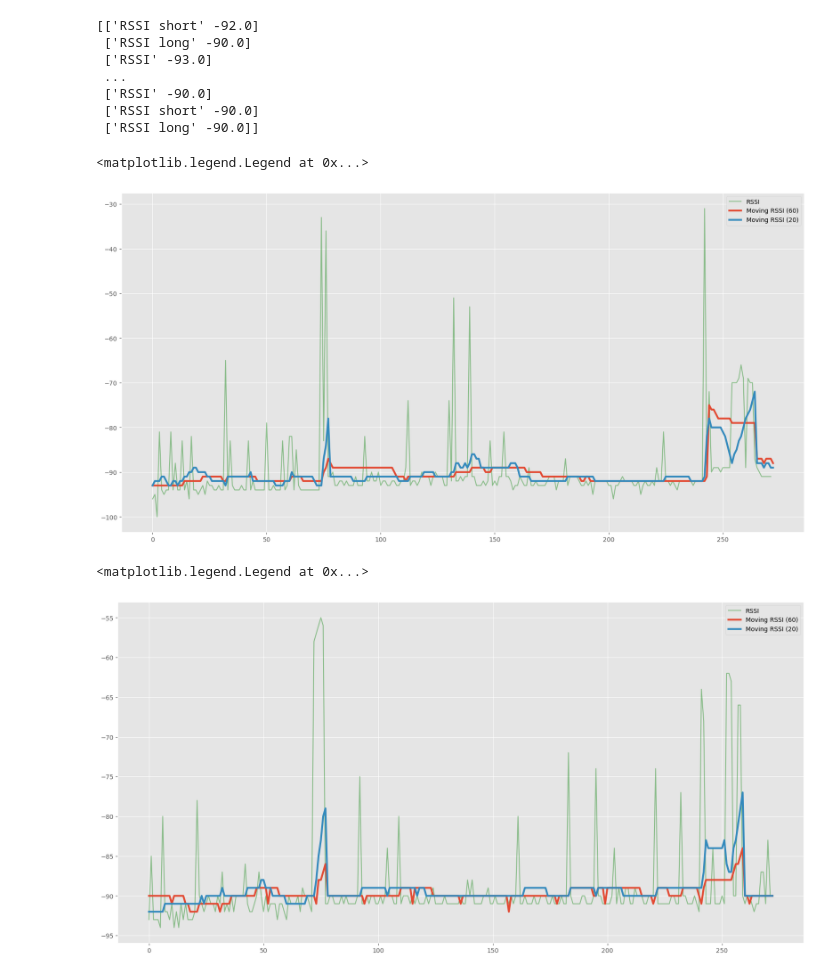
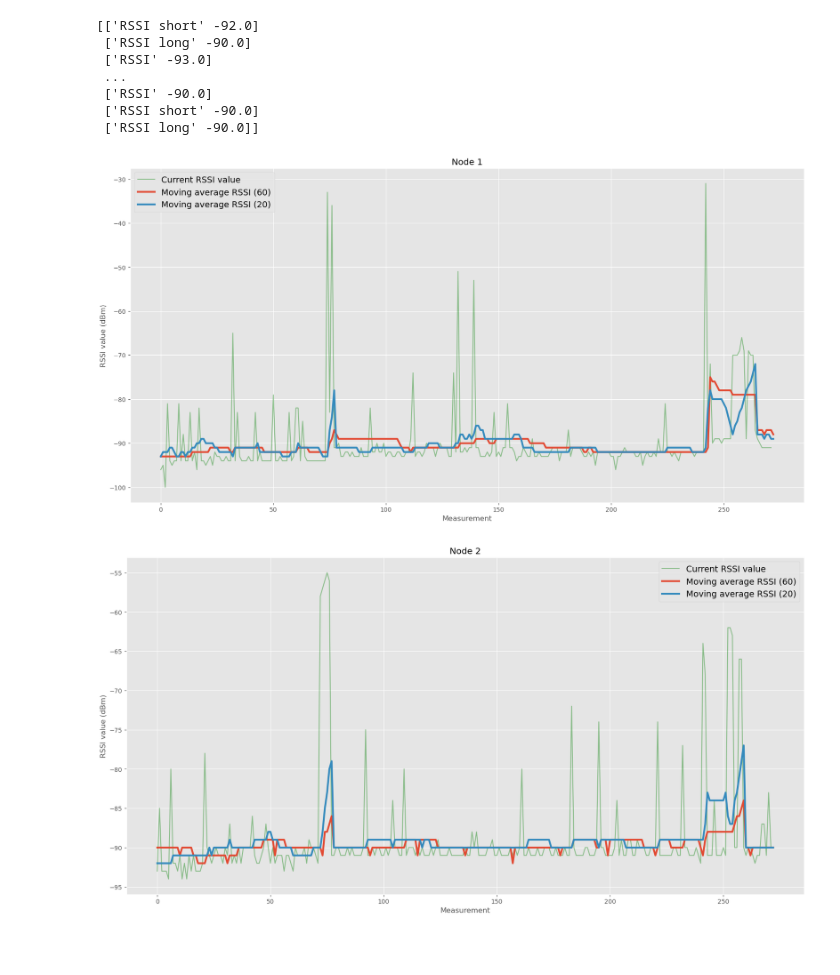
Before and after one commit to LukasVindbjerg/WirelessSensorNetworks, a Jupyter notebook: data__irl/plot.ipynb, the cells around one changed output. Cells and saved outputs as stored; diff of their text form; code cells hidden in the pictures; blank space fills up the shorter version.

Commit message:
Figures!

```diff
--- a/data__irl/plot.ipynb
+++ b/data__irl/plot.ipynb
@@ -41,22 +41,24 @@ node3_short = (node3[(node3[:,0] == "RSSI short")])[:,1]
 plt.plot(node1_RSSI, color='g', alpha=0.4)
 plt.plot(node1_long, linewidth=3)
 plt.plot(node1_short, linewidth=3)
-x = np.linspace(65, 85, 20)
-# plt.fill_between(x, -100, -50, alpha=0.5)
-plt.legend(["RSSI", "Moving RSSI (60)", "Moving RSSI (20)"])
+plt.title("Node 1")
+plt.xlabel("Measurement")
+plt.ylabel("RSSI value (dBm)")
+plt.legend(["Current RSSI value", "Moving average RSSI (60)", "Moving average RSSI (20)"], fontsize=14)
+plt.savefig("node1.svg")
 # %% [output]
-<matplotlib.legend.Legend at 0x...>
-[figure, old version]
+[figure, new version]
 # %%
 plt.plot(node2_RSSI, color='g', alpha=0.4)
 plt.plot(node2_long, linewidth=3)
 plt.plot(node2_short, linewidth=3)
-x = np.linspace(65, 85, 20)
-# plt.fill_between(x, -100, -50, alpha=0.5)
-plt.legend(["RSSI", "Moving RSSI (60)", "Moving RSSI (20)"])
+plt.title("Node 2")
+plt.xlabel("Measurement")
+plt.ylabel("RSSI value (dBm)")
+plt.legend(["Current RSSI value", "Moving average RSSI (60)", "Moving average RSSI (20)"], fontsize=14)
+plt.savefig("node2.svg")
 # %% [output]
-<matplotlib.legend.Legend at 0x...>
-[figure, old version]
+[figure, new version]
 # %%
 plt.plot(node3_RSSI, color='g', alpha=0.4)
 plt.plot(node3_long, linewidth=3)
```
Also changed, not shown: parts of 1 cell of this notebook, 7 other files.
